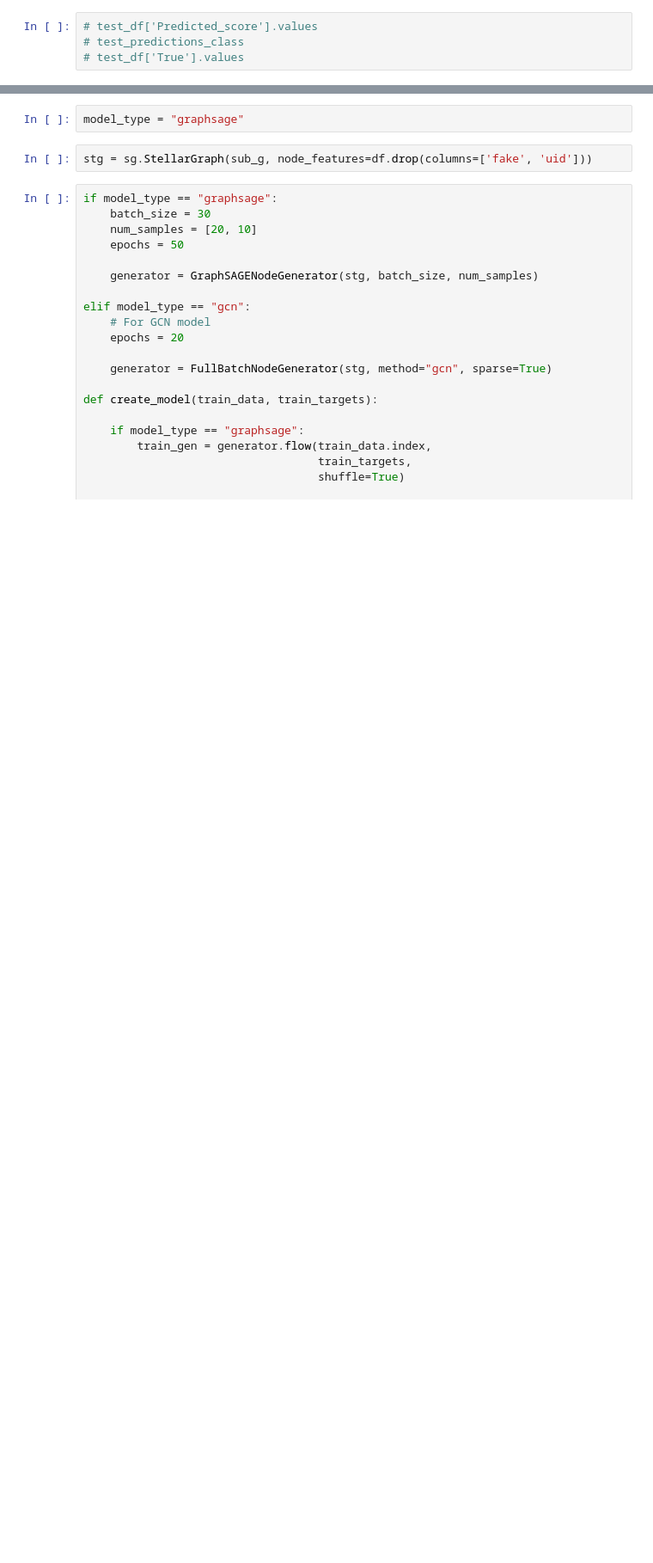
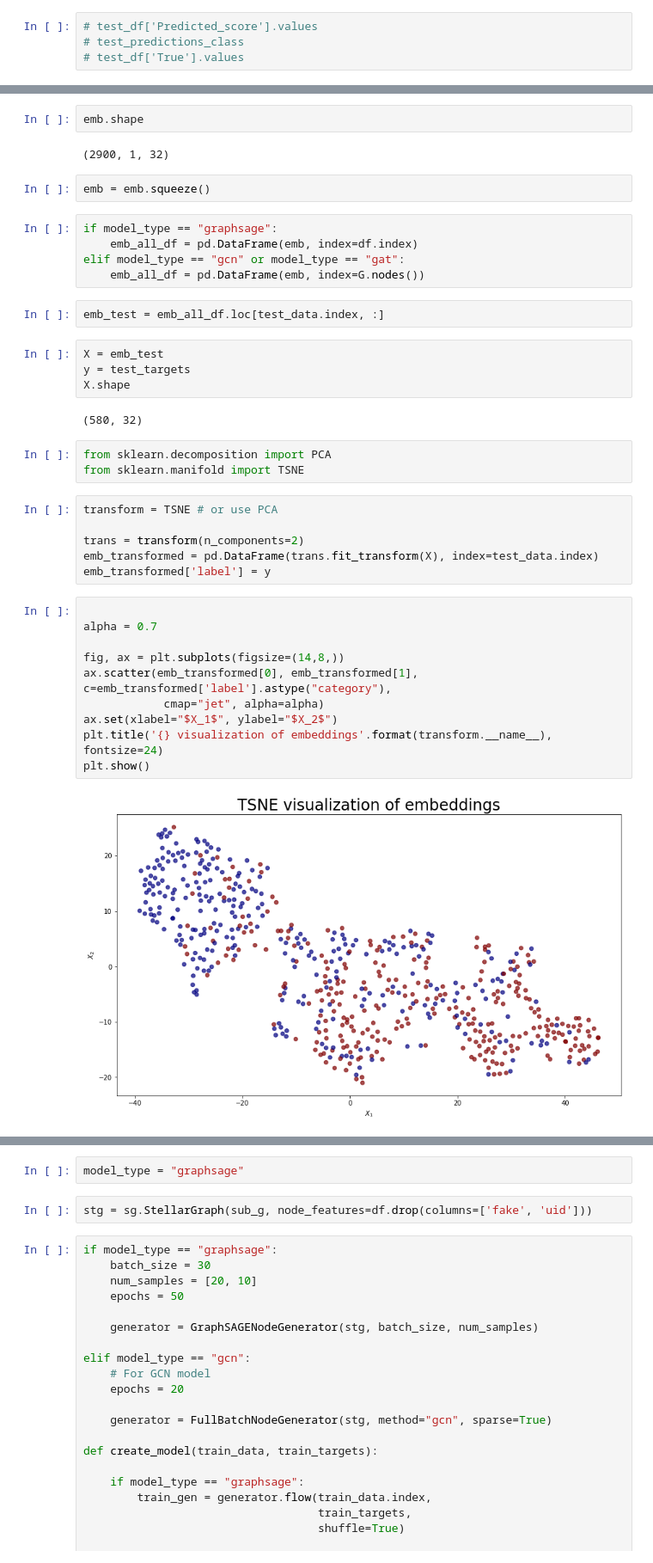
Before and after one commit to Aveek-Saha/TwitterFakeNet, a Jupyter notebook: GNN.ipynb, the cells around one changed output, grey strips where cells are left out. Shown at 86% size. Cells and saved outputs as stored; diff of their text form; blank space fills up the shorter version.

```diff
--- a/GNN.ipynb
+++ b/GNN.ipynb
@@ -394,0 +430,40 @@ F1 score: 0.730303
+# %%
+emb.shape
+# %% [output]
+(2900, 1, 32)
+# %%
+emb = emb.squeeze()
+# %%
+if model_type == "graphsage":
+    emb_all_df = pd.DataFrame(emb, index=df.index)
+elif model_type == "gcn" or model_type == "gat":
+    emb_all_df = pd.DataFrame(emb, index=G.nodes())
+# %%
+emb_test = emb_all_df.loc[test_data.index, :]
+# %%
+X = emb_test
+y = test_targets
+X.shape
+# %% [output]
+(580, 32)
+# %%
+from sklearn.decomposition import PCA
+from sklearn.manifold import TSNE
+# %%
+transform = TSNE # or use PCA
+
+trans = transform(n_components=2)
+emb_transformed = pd.DataFrame(trans.fit_transform(X), index=test_data.index)
+emb_transformed['label'] = y
+# %%
+
+alpha = 0.7
+
+fig, ax = plt.subplots(figsize=(14,8,))
+ax.scatter(emb_transformed[0], emb_transformed[1], c=emb_transformed['label'].astype("category"),
+            cmap="jet", alpha=alpha)
+ax.set(xlabel="$X_1$", ylabel="$X_2$")
+plt.title('{} visualization of embeddings'.format(transform.__name__), fontsize=24)
+plt.show()
+# %% [output]
+[figure, added]
```
Also changed, not shown: parts of 18 cells of this notebook.
